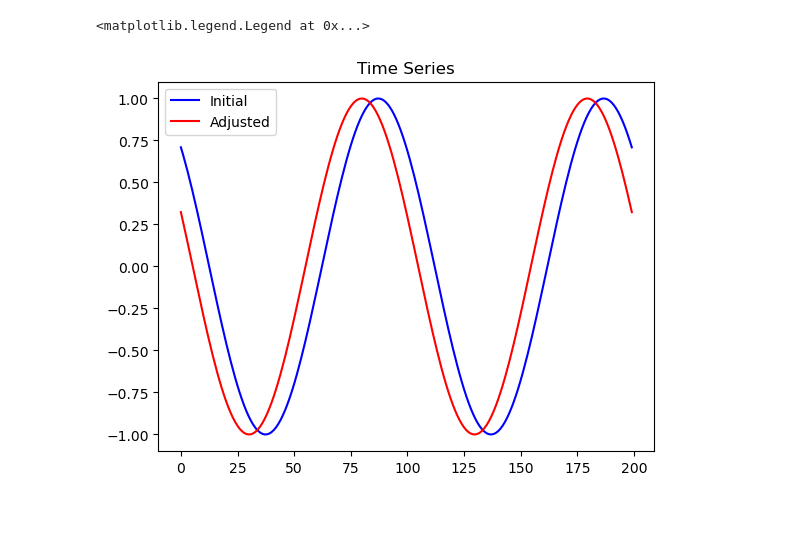
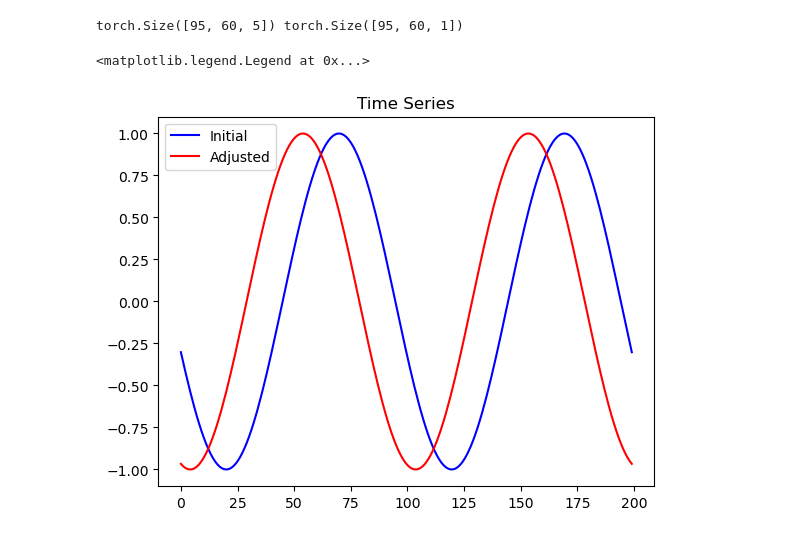
Before and after one commit to winstonqian/Forecast-Node-Time-Series, a Jupyter notebook: Trial Project.ipynb, the cells around one changed output. Cells and saved outputs as stored; diff of their text form; code cells hidden in the pictures.

```diff
--- a/Trial Project.ipynb
+++ b/Trial Project.ipynb
@@ -93,14 +71,19 @@ frequency = 1
 time_steps = 200
 influence_strength = 0.5
 
-def generate_initial_time_series(num_nodes, frequency, time_steps):
-    np.random.seed(42)
+# Function to generate random time series (sine waves)
+def generate_initial_time_series(num_nodes, frequency, time_steps, i):
+    np.random.seed(i)
     initial_time_series = np.zeros((num_nodes, time_steps))
 
     for i in range(num_nodes):
         random_start = np.random.rand() * 2 * np.pi  # Generate a random starting point
         t = np.linspace(random_start, random_start + 4 * np.pi, time_steps)
-        initial_time_series[i, :] = np.sin(frequency * t)
+
+        # Generate Gaussian noise
+        # noise = np.random.normal(0, 0.1, time_steps)
+
+        initial_time_series[i, :] = np.sin(frequency * t) #+ noise
 
     return initial_time_series
 
@@ -131,7 +114,7 @@ def normalize_time_series(time_series):
     return normalized_time_series
 
 # Generate initial time series
-initial_time_series = generate_initial_time_series(G.number_of_nodes(), frequency, time_steps)
+initial_time_series = generate_initial_time_series(G.number_of_nodes(), frequency, time_steps, 0)
 
 # Generate k_data graph and adjust the time series based on the k-hop neighbors (k_data)
 k_data = 2
@@ -139,17 +122,29 @@ G_data, pos_data = generate_concentric_graphs(layers, nodes_per_layer, k_data)
 
 adjusted_time_series = adjust_time_series_for_neighbors(G_data, initial_time_series, influence_strength)
 normalized_adjusted_time_series = normalize_time_series(adjusted_time_series)
-
-# Add time series to Data
-data.y = torch.tensor(normalized_adjusted_time_series[:, 0:100], dtype=torch.float)
-
-plt.plot(initial_time_series[0], 'b', label = 'Initial')
-plt.plot(normalized_adjusted_time_series[0], 'r', label = 'Adjusted')
-plt.title("Time Series")
-plt.legend()
-# %% [output]
-<matplotlib.legend.Legend at 0x...>
-[figure, removed]
+# %%
+# Define the number of previous time step used to predict next time step
+previous_step = 5
+
+# Add time series to Data
+data.y = torch.tensor(normalized_adjusted_time_series[:, 0:100], dtype=torch.float)
+data.input = []
+data.output = []
+for i in range(100 - previous_step):
+    data.input.append(data.y[:, i:i+previous_step])
+    data.output.append(data.y[:, i+previous_step:i+previous_step+1])
+data.input = torch.stack(data.input)
+data.output = torch.stack(data.output)
+print(data.input.shape, data.output.shape)
+
+plt.plot(initial_time_series[0], 'b', label = 'Initial')
+plt.plot(normalized_adjusted_time_series[0], 'r', label = 'Adjusted')
+plt.title("Time Series")
+plt.legend()
+# %% [output]
+torch.Size([95, 60, 5]) torch.Size([95, 60, 1])
+<matplotlib.legend.Legend at 0x...>
+[figure, added]
 # %%
 class GNNModel(MessagePassing):
     def __init__(self, in_channels, hidden_channels, out_channel, k_data):
```
Also changed, not shown: parts of 5 cells of this notebook.
